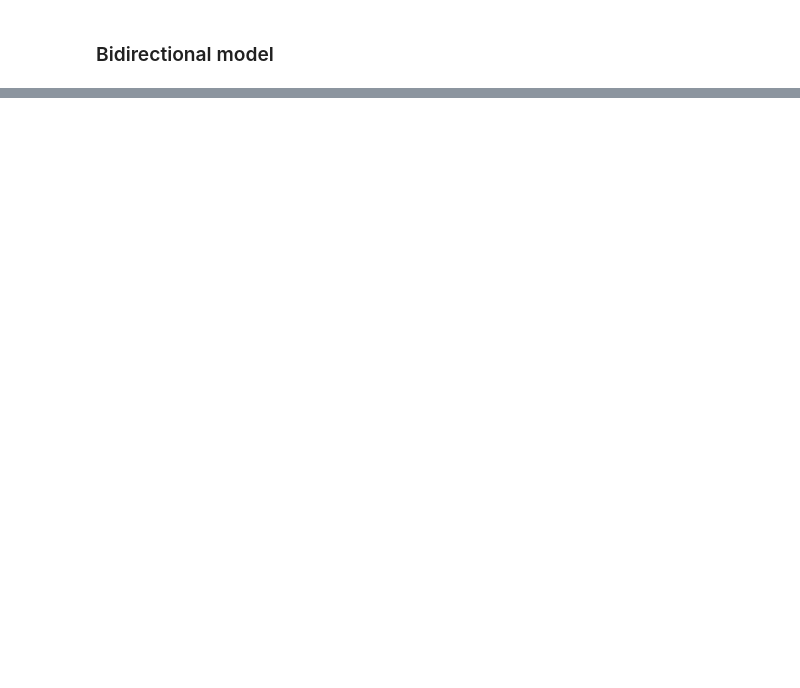
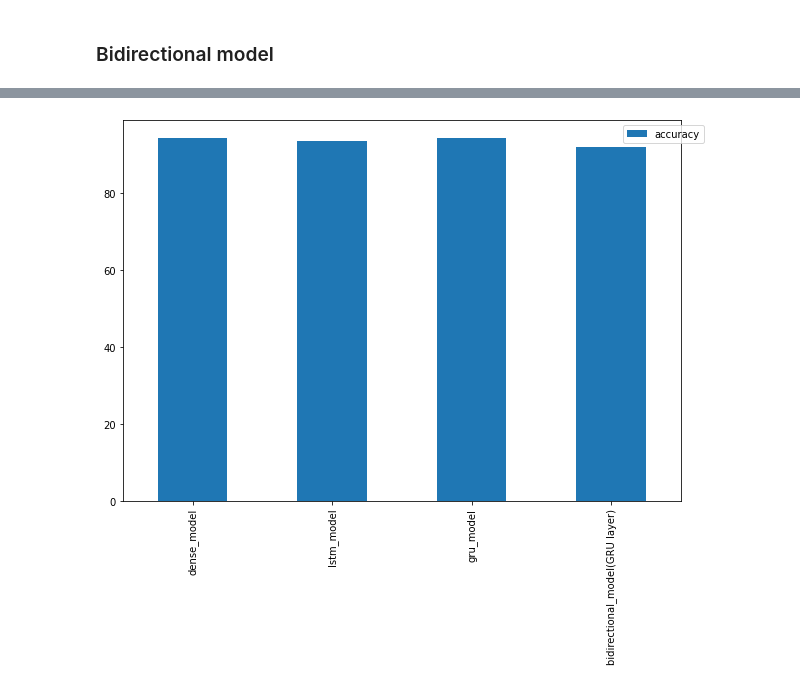
Before and after one commit to amulyaprasanth/telugu-news-classification, a Jupyter notebook: telugu_news.ipynb, the cells around one changed output, grey strips where cells are left out. Saved outputs shown, nothing was run; the diff lists cells and outputs as text; code cells hidden in the pictures; blank space fills up the shorter version.

```diff
--- a/telugu_news.ipynb
+++ b/telugu_news.ipynb
@@ -497,0 +469,4 @@ gru_results
+# %%
+# Get evaluation metrics for our gru model
+gru_results = calculate_results(val_labels_encoded, make_preds(model_3, val_data))
+gru_results
@@ -529,6 +509,5 @@ bidirectional_model_history = model_4.fit(train_data,
                                  epochs=10,
                                  steps_per_epoch=len(train_data),
                                  validation_data=val_data,
-                                 validation_steps=len(val_data),
-                                 callbacks=[create_tensorboard_callback(SAVE_DIR, model_3.name)])
+                                 validation_steps=len(val_data))
 # %% [output]
@@ -560,0 +534,4 @@ bidirectional_results
+# %%
+# Get results for the bidirectional model
+bidirectional_results = calculate_results(val_labels_encoded, make_preds(model_4, val_data))
+bidirectional_results
@@ -565,0 +548,10 @@ model_4.evaluate(test_data)
+# %%
+# Visualize model metrics
+import pandas as pd
+
+results = pd.DataFrame({"dense_model": dense_results,
+                        "lstm_model": lstm_results,
+                        "gru_model": gru_results,
+                        "bidirectional_model(GRU layer)": bidirectional_results})
+results = results.T
+results
@@ -566,3 +564,11 @@ model_4.evaluate(test_data)
+# %%
+import matplotlib.pyplot as plt
+results["accuracy"].plot(kind="bar", figsize=(10, 7))
+plt.legend(bbox_to_anchor=(1.05, 1));
+
+plt.show()
+# %% [output]
+[figure, added]
 # %%
 # Visualise model predictions
 visualize_random_preds(model_3)
```
Also changed, not shown: parts of 29 cells of this notebook.
